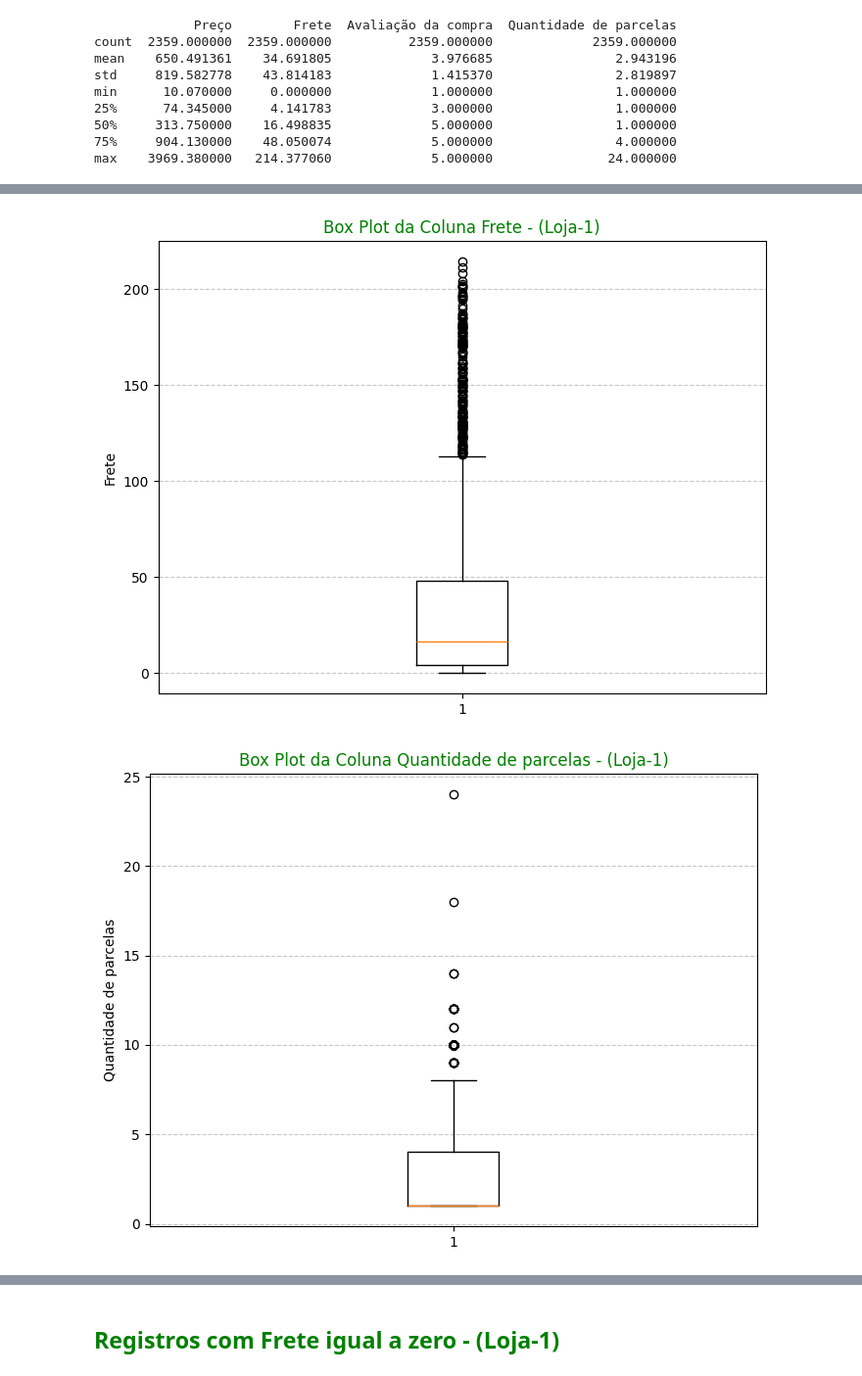
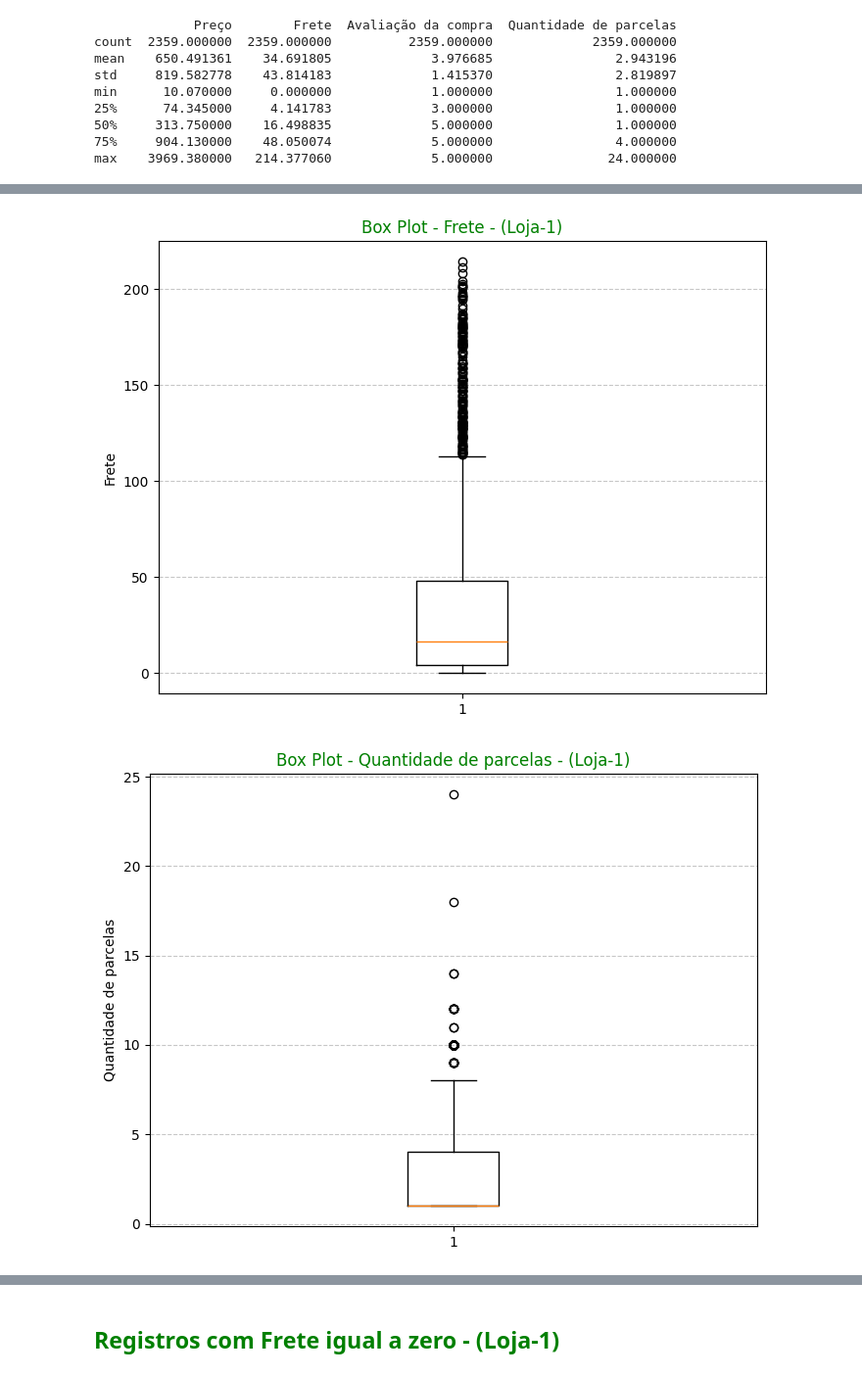
Before and after one commit to WBruni/Analise_Vendas_e_Desempenho_Loja, a Jupyter notebook: AluraStoreBrasil.ipynb, the cells around one changed output, grey strips where cells are left out. Shown at 98% size. Saved outputs shown, nothing was run; the diff lists cells and outputs as text; code cells hidden in the pictures.

```diff
--- a/AluraStoreBrasil.ipynb
+++ b/AluraStoreBrasil.ipynb
@@ -26,7 +26,7 @@ loja.head()
 # %% [markdown]
 # <font color='green'>Análise de Dados - (Loja-1)</font>
 # %%
-loja = loja.drop(['Vendedor', 'lat', 'lon'], axis=1) # Colunas Retiradas
+loja = loja.drop(['Vendedor'], axis=1) # Coluna Vendedor Retirada
 loja.head()
 # %% [output]
 |  | Produto | Categoria do Produto | Preço | Frete | Data da Compra | Local da compra | Avaliação da compra | ... |
@@ -178,20 +188,20 @@ import matplotlib.pyplot as plt
 
 plt.figure(figsize=(8, 6))
 plt.boxplot(loja['Frete'])
-plt.title('Box Plot da Coluna Frete - (Loja-1)', color ='green')
+plt.title('Box Plot - Frete - (Loja-1)', color ='green')
 plt.ylabel('Frete')
 plt.grid(axis='y', linestyle='--', alpha=0.7)
 plt.show()
 # %% [output]
-[figure, old version]
+[figure, new version]
 # %%
 import matplotlib.pyplot as plt
 
 plt.figure(figsize=(8, 6))
 plt.boxplot(loja['Quantidade de parcelas'])
-plt.title('Box Plot da Coluna Quantidade de parcelas - (Loja-1)', color = 'green')
+plt.title('Box Plot - Quantidade de parcelas - (Loja-1)', color = 'green')
 plt.ylabel('Quantidade de parcelas')
 plt.grid(axis='y', linestyle='--', alpha=0.7)
 plt.show()
 # %% [output]
-[figure, old version]
+[figure, new version]
```
Also changed, not shown: parts of 72 cells of this notebook.
